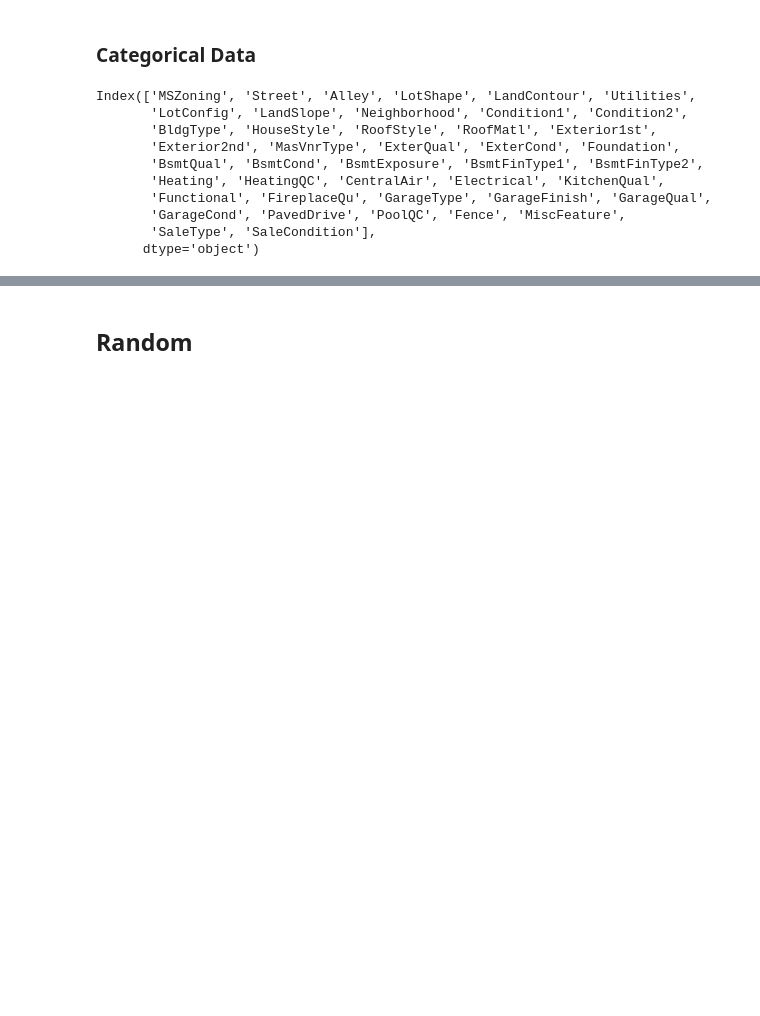
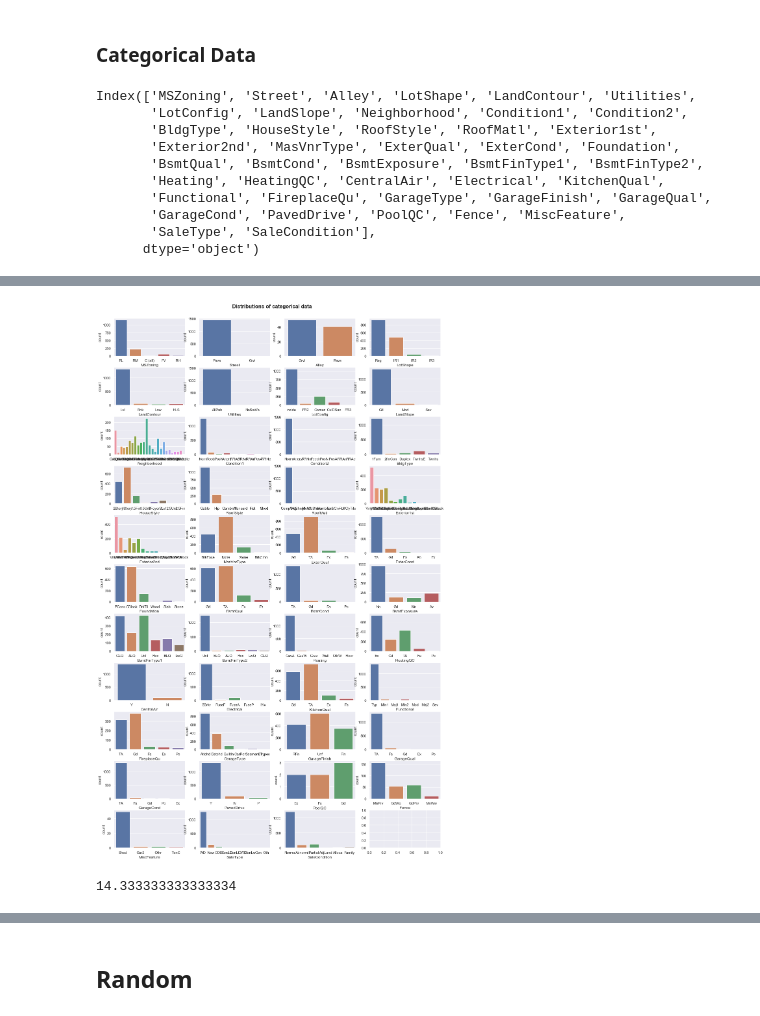
Before and after one commit to gepallas/ML_House_Prices, a Jupyter notebook: HousePricesEDA.ipynb, the cells around one changed output, grey strips where cells are left out. Drawn from its saved outputs; the diff is of its cells as text; code cells hidden in the pictures; blank space fills up the shorter version.

```diff
--- a/HousePricesEDA.ipynb
+++ b/HousePricesEDA.ipynb
@@ -855,0 +863,19 @@ corr_numeric_high
+# %%
+i = j = k = 0
+fig, ax = plt.subplots(11,4, figsize=(18,30))
+fig.suptitle('Distributions of categorical data', fontsize=16, fontweight = 'bold', y=0.9)
+fig.subplots_adjust(hspace=0.3)
+for attr in train_cat.columns:
+    sns.countplot(x=attr, data=train_clean, ax=ax[i,j])
+    if j==3:
+        i+=1
+        j=0
+    else:
+        j+=1
+    k+=1
+# %% [output]
+[figure, added]
+# %%
+train_cat.shape[1]/3
+# %% [output]
+14.333333333333334
```
Also changed, not shown: parts of 9 cells of this notebook.
